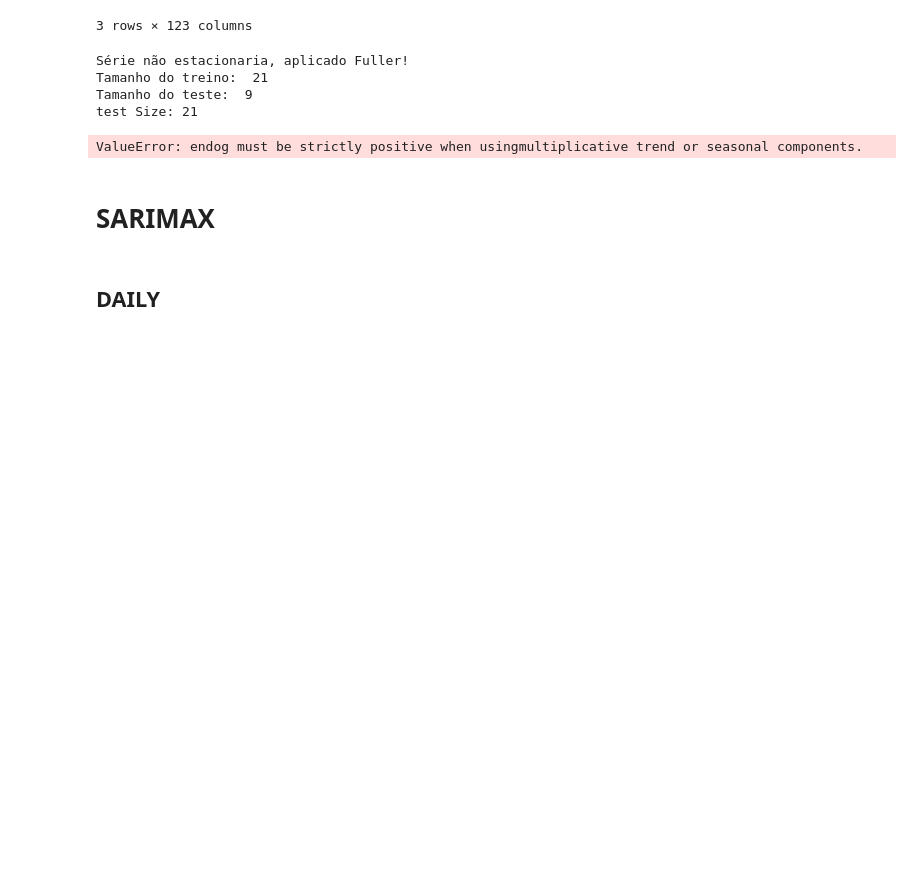
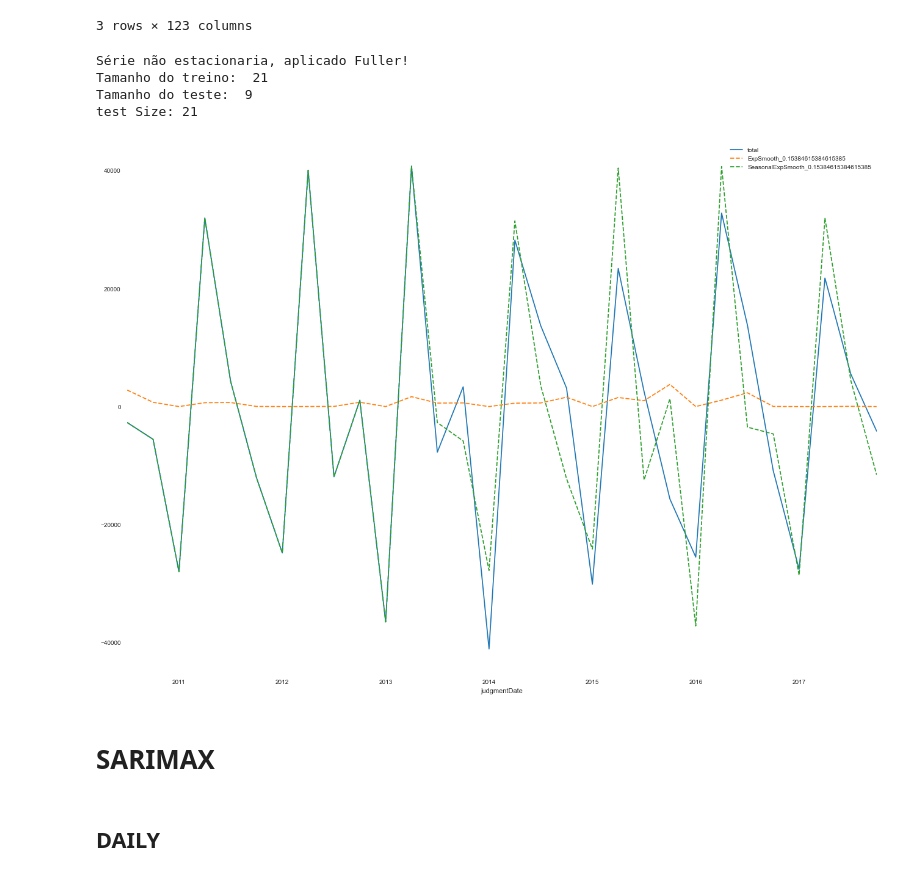
Before and after one commit to joaocamargo/TCC-PUCRS-2020, a Jupyter notebook: TCC ARIMA-Copy1.ipynb, the cells around one changed output. Drawn from its saved outputs; the diff is of its cells as text; code cells hidden in the pictures; blank space fills up the shorter version.

Commit message:
adicionado seasonal smoothing

```diff
--- a/TCC ARIMA-Copy1.ipynb
+++ b/TCC ARIMA-Copy1.ipynb
@@ -228,7 +228,9 @@ def MakePredictionsTestAndForecast(modelType,dfParam,
                                    field,testPercentSize,
                                    start_p=2,start_q=2,max_p=5,max_q=5,max_d=2,d=None,seasonal=False,seasonalM=7,
                                    futureEstimation=30,exogField='',
-                                   holtAlpha=12, holtTrend='add'):
+                                   holtAlpha=12, holtTrend='add',figsizeX=30,figsizeY=15):
+
+    figsize=(figsizeX,figsizeY)
 
     dfInt = dfParam.copy()
 
@@ -267,7 +269,7 @@ def MakePredictionsTestAndForecast(modelType,dfParam,
         dfSmooth['ExpSmooth_'+alphaStr] = ExponentialSmoothing(df[field],trend=holtTrend).fit().fittedvalues.shift(-1)
         dfSmooth['SeasonalExpSmooth_'+alphaStr] = ExponentialSmoothing(dfSmooth[field],trend=holtTrend,seasonal=holtTrend,seasonal_periods=seasonalM).fit().fittedvalues
         #dfSmooth = dfSmooth.apply(lambda x: np.sqrt(x.dot(x)), axis=1)
-        ax = dfInt[field].plot(legend=True,figsize=(22,16),title=title)
+        ax = dfInt[field].plot(legend=True,figsize=figsize,title=title)
         dfSmooth['ExpSmooth_'+alphaStr].plot(legend=True,linestyle='dashed')
         dfSmooth['SeasonalExpSmooth_'+alphaStr].plot(legend=True,linestyle='dashed')
         #df.replace([np.inf, -np.inf], np.nan)
@@ -300,7 +302,7 @@ def MakePredictionsTestAndForecast(modelType,dfParam,
         exog_forecast = test[[exogField]]
         predictions = results.predict(start=start, end=end, exog=exog_forecast, typ='levels').rename(f'{modelType}{autoArimaResults.order}{autoArimaResults.seasonal_order} Predictions')
 
-    ax = test[field].rename('test '+field).plot(legend=True,figsize=(18,6),title=title)
+    ax = test[field].rename('test '+field).plot(legend=True,figsize=figsize,title=title)
     predictions.plot(legend=True)
     ax.autoscale(axis='x',tight=True)
     ax.set(xlabel=xlabel, ylabel=ylabel)
@@ -338,7 +340,7 @@ def MakePredictionsTestAndForecast(modelType,dfParam,
 
 
     if modelType in ['SARIMA','SARIMAX','ARIMA']:
-        ax = dfInt[field].plot(legend=True,figsize=(22,6),title=title)
+        ax = dfInt[field].plot(legend=True,figsize=figsize,title=title)
         fcast.plot(legend=True,linestyle='dashed')
         ax.autoscale(axis='x',tight=True)
         ax.set(xlabel=xlabel, ylabel=ylabel)
@@ -360,13 +362,13 @@ def MakePredictionsTestAndForecast(modelType,dfParam,
         #ax.yaxis.set_major_formatter(formatter);
 # %%
 MakePredictionsTestAndForecast('SMOOTHING',dfQuarter['2010-01-11':],'total',testPercentSize=30,
-                               seasonal=True,seasonalM=12,futureEstimation=30,exogField='weekType',holtAlpha=12,holtTrend='mul')
+                               seasonal=True,seasonalM=12,futureEstimation=30,exogField='weekType',holtAlpha=12,holtTrend='add')
 # %% [output]
 Série não estacionaria, aplicado Fuller!
 Tamanho do treino:  21
 Tamanho do teste:  9
 test Size: 21
-ValueError: endog must be strictly positive when usingmultiplicative trend or seasonal components.
+[figure, added]
 # %% [markdown]
 # SARIMAX
 # %% [markdown]
```
Also changed, not shown: parts of 1 cell of this notebook.
